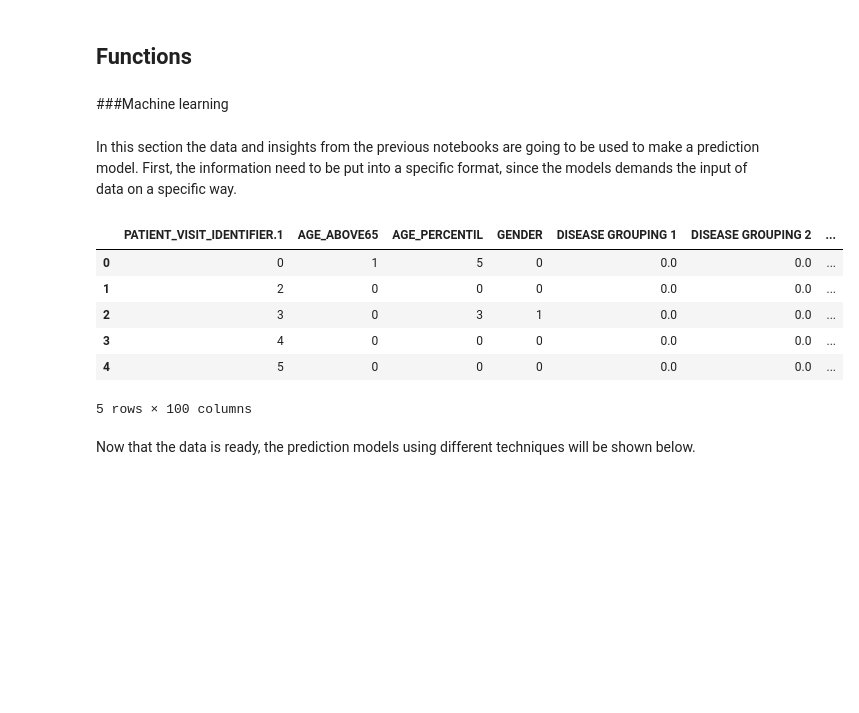
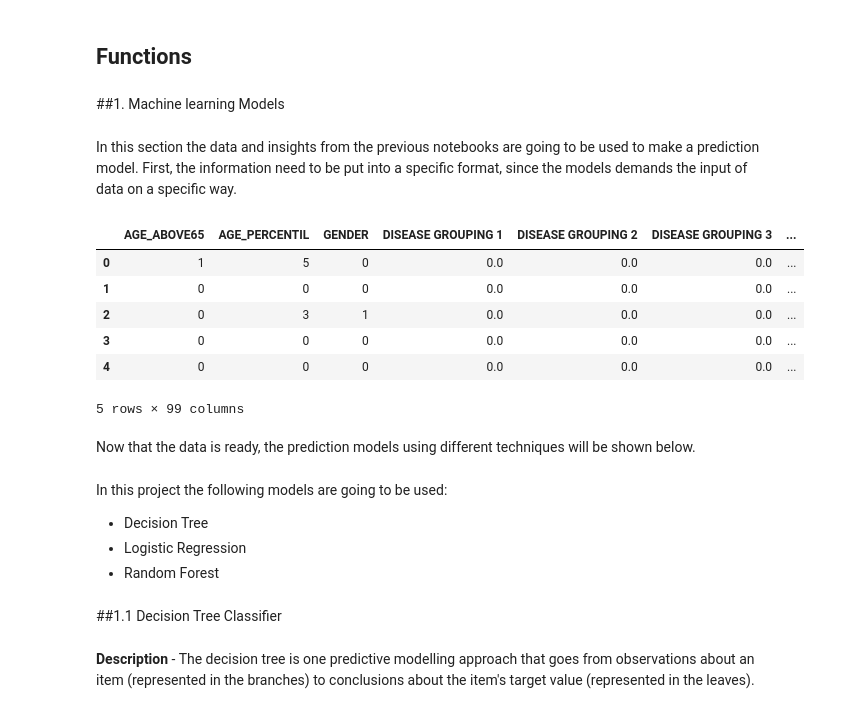
Before and after one commit to IgorQuaresma/SirioLibanesKaggle, a Jupyter notebook: Notebooks/Bootcamp_PF_MachineLearningModel.ipynb, the cells around one changed output. Drawn from its saved outputs; the diff is of its cells as text; code cells hidden in the pictures; blank space fills up the shorter version.

```diff
--- a/Notebooks/Bootcamp_PF_MachineLearningModel.ipynb
+++ b/Notebooks/Bootcamp_PF_MachineLearningModel.ipynb
@@ -219,23 +223,33 @@ def confusion_matrix_plot(model, name_model, data):
 # %% [markdown]
-###Machine learning
+##1. Machine learning Models
 # %% [markdown]
 In this section the data and insights from the previous notebooks are going to be used to make a prediction model. First, the information need to be put into a specific format, since the models demands the input of data on a specific way.
 # %%
 #Reading the data
 data = pd.read_csv('https://raw.githubusercontent.com/IgorQuaresma/SirioLibanesKaggle/main/Data/Processed/processed_data_ml.csv')
-data = data.iloc[:,2:]
+data = data.iloc[:,3:]
 data.head()
 # %% [output]
-|  | PATIENT_VISIT_IDENTIFIER.1 | AGE_ABOVE65 | AGE_PERCENTIL | GENDER | DISEASE GROUPING 1 | DISEASE GROUPING 2 | ... |
-| 0 | 0 | 1 | 5 | 0 | 0.0 | 0.0 | ... |
-| 1 | 2 | 0 | 0 | 0 | 0.0 | 0.0 | ... |
-| 2 | 3 | 0 | 3 | 1 | 0.0 | 0.0 | ... |
-| 3 | 4 | 0 | 0 | 0 | 0.0 | 0.0 | ... |
-| 4 | 5 | 0 | 0 | 0 | 0.0 | 0.0 | ... |
+|  | AGE_ABOVE65 | AGE_PERCENTIL | GENDER | DISEASE GROUPING 1 | DISEASE GROUPING 2 | DISEASE GROUPING 3 | ... |
+| 0 | 1 | 5 | 0 | 0.0 | 0.0 | 0.0 | ... |
+| 1 | 0 | 0 | 0 | 0.0 | 0.0 | 0.0 | ... |
+| 2 | 0 | 3 | 1 | 0.0 | 0.0 | 0.0 | ... |
+| 3 | 0 | 0 | 0 | 0.0 | 0.0 | 0.0 | ... |
+| 4 | 0 | 0 | 0 | 0.0 | 0.0 | 0.0 | ... |
-5 rows × 100 columns
+5 rows × 99 columns
 # %%
 #Saving the values in the dependent (y) and independent variable (x)
 x = data.drop(['ICU','WINDOW'], axis=1)
 y= data['ICU']
 # %% [markdown]
 Now that the data is ready, the prediction models using different techniques will be shown below.
+# %% [markdown]
+In this project the following models are going to be used:
+
+*   Decision Tree
+*   Logistic Regression
+*   Random Forest
+# %% [markdown]
+##1.1 Decision Tree Classifier
+# %% [markdown]
+**Description** - The decision tree is one predictive modelling approach that goes from observations about an item (represented in the branches) to conclusions about the item's target value (represented in the leaves).
```
Also changed, not shown: parts of 44 cells of this notebook.
